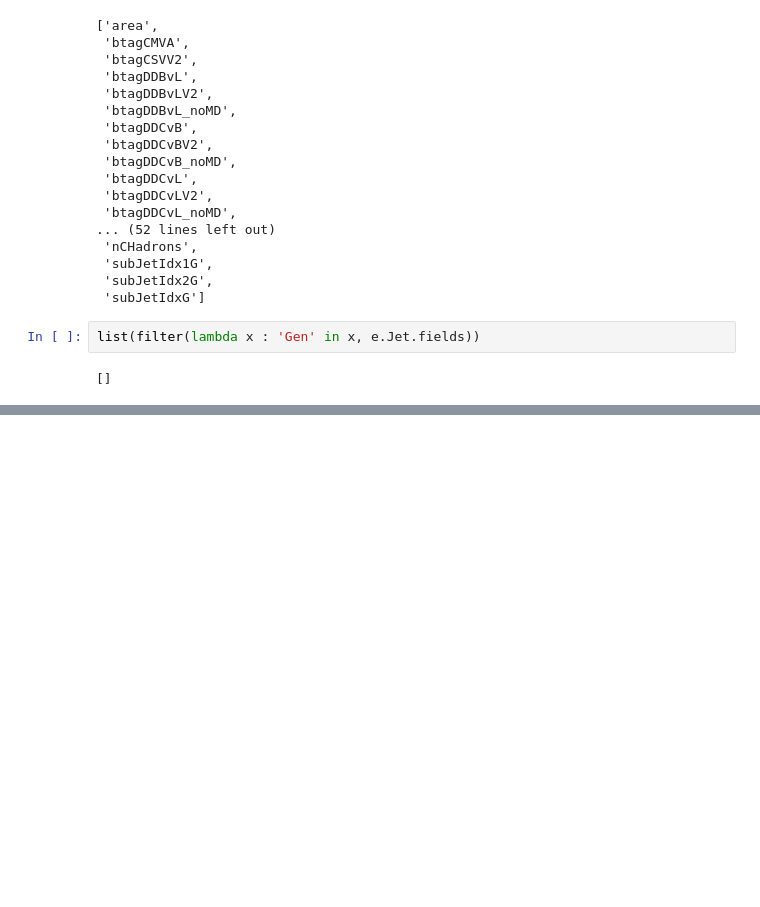
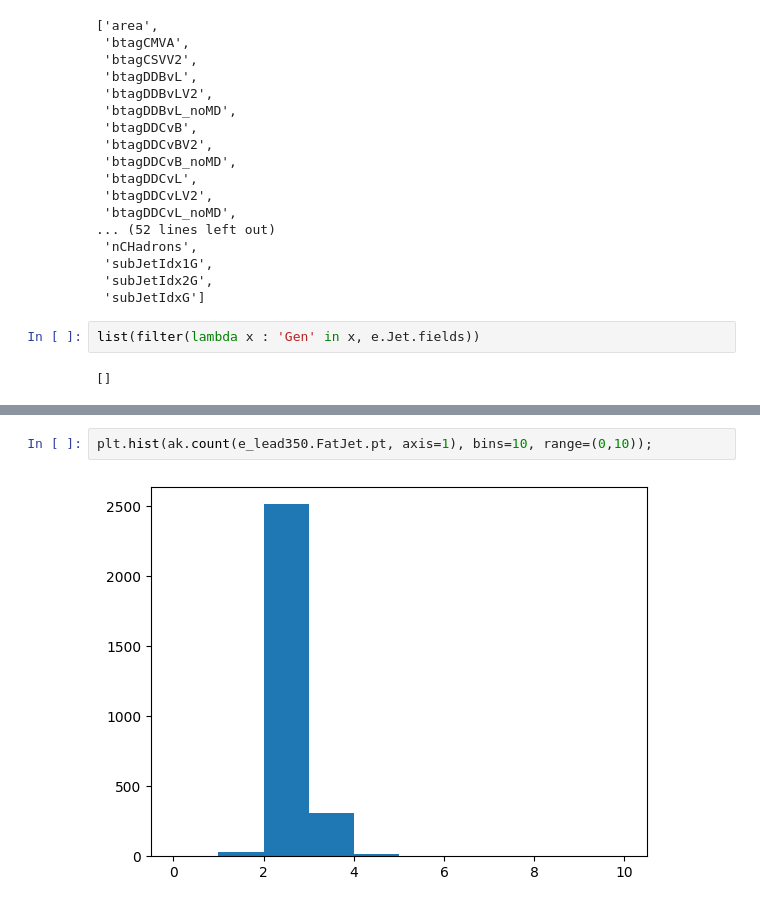
Before and after one commit to colizz/BTVNanoCommissioning, a Jupyter notebook: notebooks/subjets.ipynb, the cells around one changed output, grey strips where cells are left out. Cells and saved outputs as stored; diff of their text form; blank space fills up the shorter version.

```diff
--- a/notebooks/subjets.ipynb
+++ b/notebooks/subjets.ipynb
@@ -167,0 +289,4 @@ list(filter(lambda x : 'Gen' in x, e.Jet.fields))
+# %%
+plt.hist(ak.count(e_lead350.FatJet.pt, axis=1), bins=10, range=(0,10));
+# %% [output]
+[figure, added]
```
Also changed, not shown: parts of 32 cells of this notebook, 1 other file.
